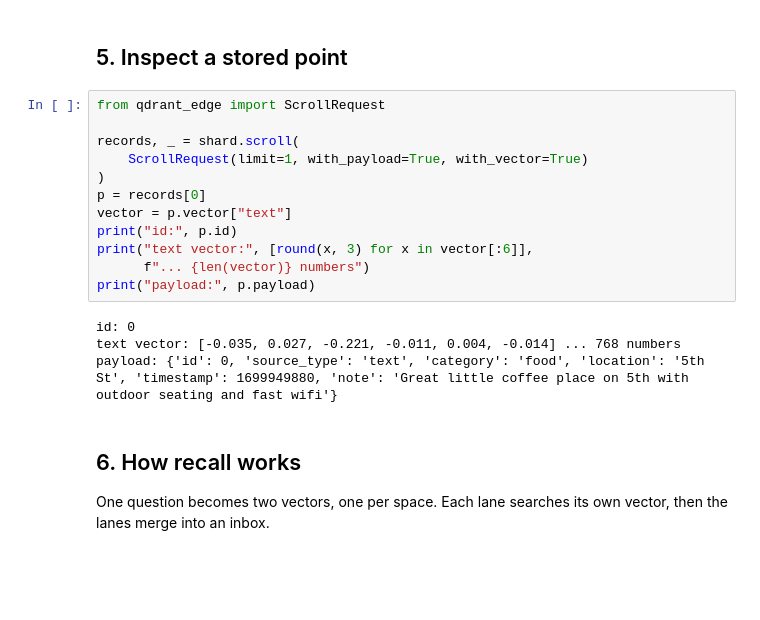
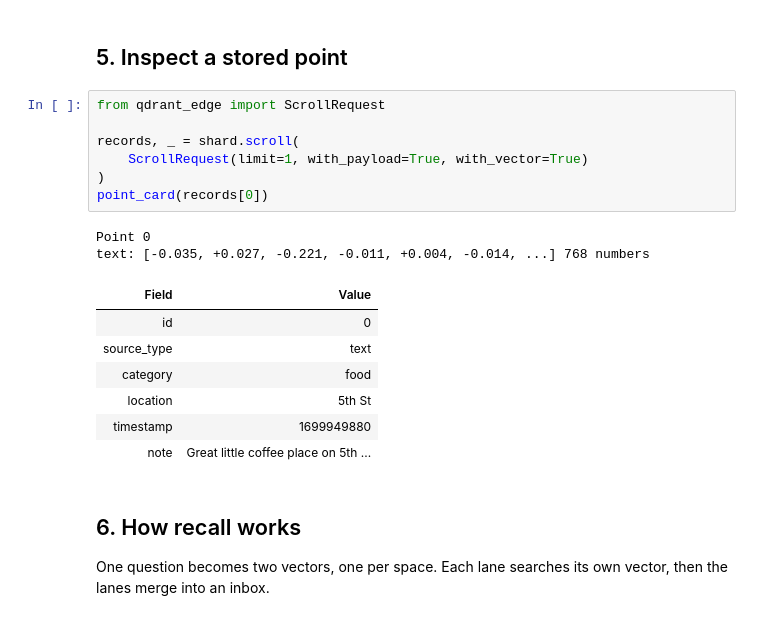
Before and after one commit to Dylancouzon/on-device-memory-course, a Jupyter notebook: L5/Lesson5.ipynb, the cells around one changed output. Cells and saved outputs as stored; diff of their text form; blank space fills up the shorter version.

```diff
--- a/L5/Lesson5.ipynb
+++ b/L5/Lesson5.ipynb
@@ -109,19 +104,20 @@ Stored 17 photos. Total: 42 memories
 # %%
 from qdrant_edge import ScrollRequest
 
 records, _ = shard.scroll(
     ScrollRequest(limit=1, with_payload=True, with_vector=True)
 )
-p = records[0]
-vector = p.vector["text"]
-print("id:", p.id)
-print("text vector:", [round(x, 3) for x in vector[:6]],
-      f"... {len(vector)} numbers")
-print("payload:", p.payload)
+point_card(records[0])
 # %% [output]
-id: 0
-text vector: [-0.035, 0.027, -0.221, -0.011, 0.004, -0.014] ... 768 numbers
-payload: {'id': 0, 'source_type': 'text', 'category': 'food', 'location': '5th St', 'timestamp': 1699949880, 'note': 'Great little coffee place on 5th with outdoor seating and fast wifi'}
+Point 0
+text: [-0.035, +0.027, -0.221, -0.011, +0.004, -0.014, ...] 768 numbers
+| Field | Value |
+| id | 0 |
+| source_type | text |
+| category | food |
+| location | 5th St |
+| timestamp | 1699949880 |
+| note | Great little coffee place on 5th ... |
 # %% [markdown]
 ## 6. How recall works
 
```
Also changed, not shown: parts of 3 cells of this notebook, 19 other files.
